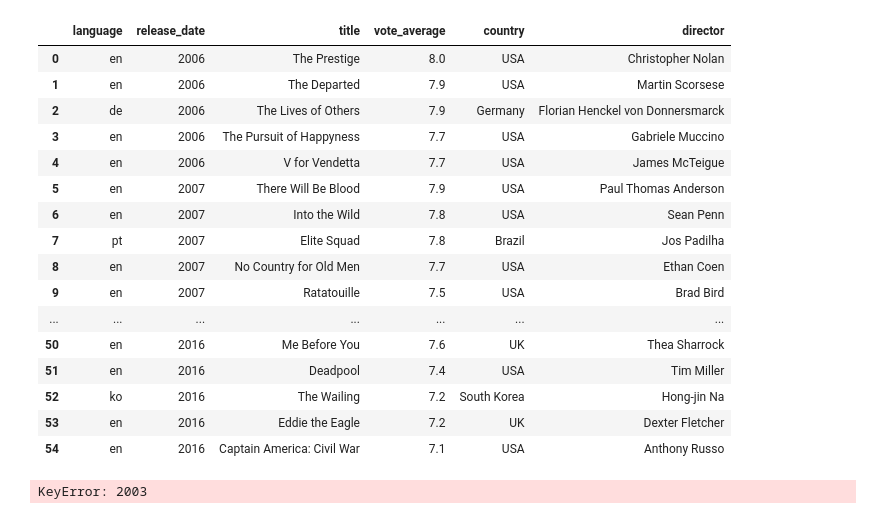
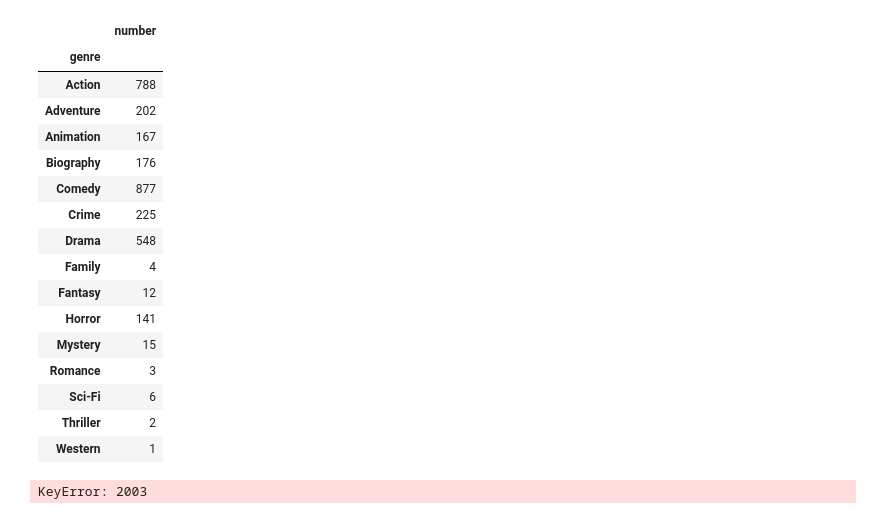
Before and after one commit to GGGAlex/Plan_Z, a Jupyter notebook: data_analysis/Untitled.ipynb, the cells around one changed output. Cells and saved outputs as stored; diff of their text form; code cells hidden in the pictures.

```diff
--- a/data_analysis/Untitled.ipynb
+++ b/data_analysis/Untitled.ipynb
@@ -2,51 +2,55 @@
 import pandas as pd
 
 import json
 csv_file1 = 'tmdb_5000_movies.csv'
 csv_file2 = 'movies.csv'
 
 df1 = pd.read_csv(csv_file1)
 df2 = pd.read_csv(csv_file2)
 
 df2.rename(columns={'name': 'title'}, inplace=True)
 df = pd.merge(df1, df2, on='title')
 df.drop(['budget_x','keywords','genres','homepage','id','original_title','rating','gross',\
          'budget_y','spoken_languages','runtime_y','production_companies','revenue',\
          'production_countries','tagline','released','votes','year','status','score',\
          'popularity'], axis=1, inplace=True)
 df.rename(columns={'original_language': 'language','runtime_x': 'runtime'}, inplace=True)
 # df.rename(columns={'original_language': 'language','runtime_x': 'runtime'}, inplace=True)
 
 #df.set_index('title', inplace=True)
 df['release_date'] = df['release_date'].str.replace('-', '')
 df['release_date'] = df['release_date'].map(lambda x: int(x)//10000)
 movie_of_year = df.groupby('release_date', group_keys=False).apply(lambda x: x.sort_values('vote_average',ascending=False))\
                     .groupby('release_date').head(5)
 movie_of_year.drop(['overview', 'writer', 'star', 'runtime', 'company',
                         'genre', 'vote_count'], axis=1, inplace=True)
 movie_of_year = movie_of_year[movie_of_year.release_date>2005].reset_index()
 movie_of_year.drop(['index'], axis=1, inplace=True)
 # movie_of_year = movie_of_year.groupby(by='release_date')
         #topmovie = movie_of_year.to_json()
-movie_of_year
+types = df.copy()
+movie_type = types.groupby(by='genre')['title'].count()
+type_of_movie = movie_type.to_frame()
+type_of_movie.rename(columns={'title':'number'}, inplace=True)
+type_of_movie
 # %% [output]
-|  | language | release_date | title | vote_average | country | director |
-| 0 | en | 2006 | The Prestige | 8.0 | USA | Christopher Nolan |
-| 1 | en | 2006 | The Departed | 7.9 | USA | Martin Scorsese |
-| 2 | de | 2006 | The Lives of Others | 7.9 | Germany | Florian Henckel von Donnersmarck |
-| 3 | en | 2006 | The Pursuit of Happyness | 7.7 | USA | Gabriele Muccino |
-| 4 | en | 2006 | V for Vendetta | 7.7 | USA | James McTeigue |
-| 5 | en | 2007 | There Will Be Blood | 7.9 | USA | Paul Thomas Anderson |
-| 6 | en | 2007 | Into the Wild | 7.8 | USA | Sean Penn |
-| 7 | pt | 2007 | Elite Squad | 7.8 | Brazil | Jos Padilha |
-| 8 | en | 2007 | No Country for Old Men | 7.7 | USA | Ethan Coen |
-| 9 | en | 2007 | Ratatouille | 7.5 | USA | Brad Bird |
-| ... | ... | ... | ... | ... | ... | ... |
-| 50 | en | 2016 | Me Before You | 7.6 | UK | Thea Sharrock |
-| 51 | en | 2016 | Deadpool | 7.4 | USA | Tim Miller |
-| 52 | ko | 2016 | The Wailing | 7.2 | South Korea | Hong-jin Na |
-| 53 | en | 2016 | Eddie the Eagle | 7.2 | UK | Dexter Fletcher |
-| 54 | en | 2016 | Captain America: Civil War | 7.1 | USA | Anthony Russo |
+|  | number |
+| genre |  |
+| Action | 788 |
+| Adventure | 202 |
+| Animation | 167 |
+| Biography | 176 |
+| Comedy | 877 |
+| Crime | 225 |
+| Drama | 548 |
+| Family | 4 |
+| Fantasy | 12 |
+| Horror | 141 |
+| Mystery | 15 |
+| Romance | 3 |
+| Sci-Fi | 6 |
+| Thriller | 2 |
+| Western | 1 |
 # %%
 # import pandas as pd
 # import matplotlib.pyplot as plt
```
Also changed, not shown: 1 other file.
